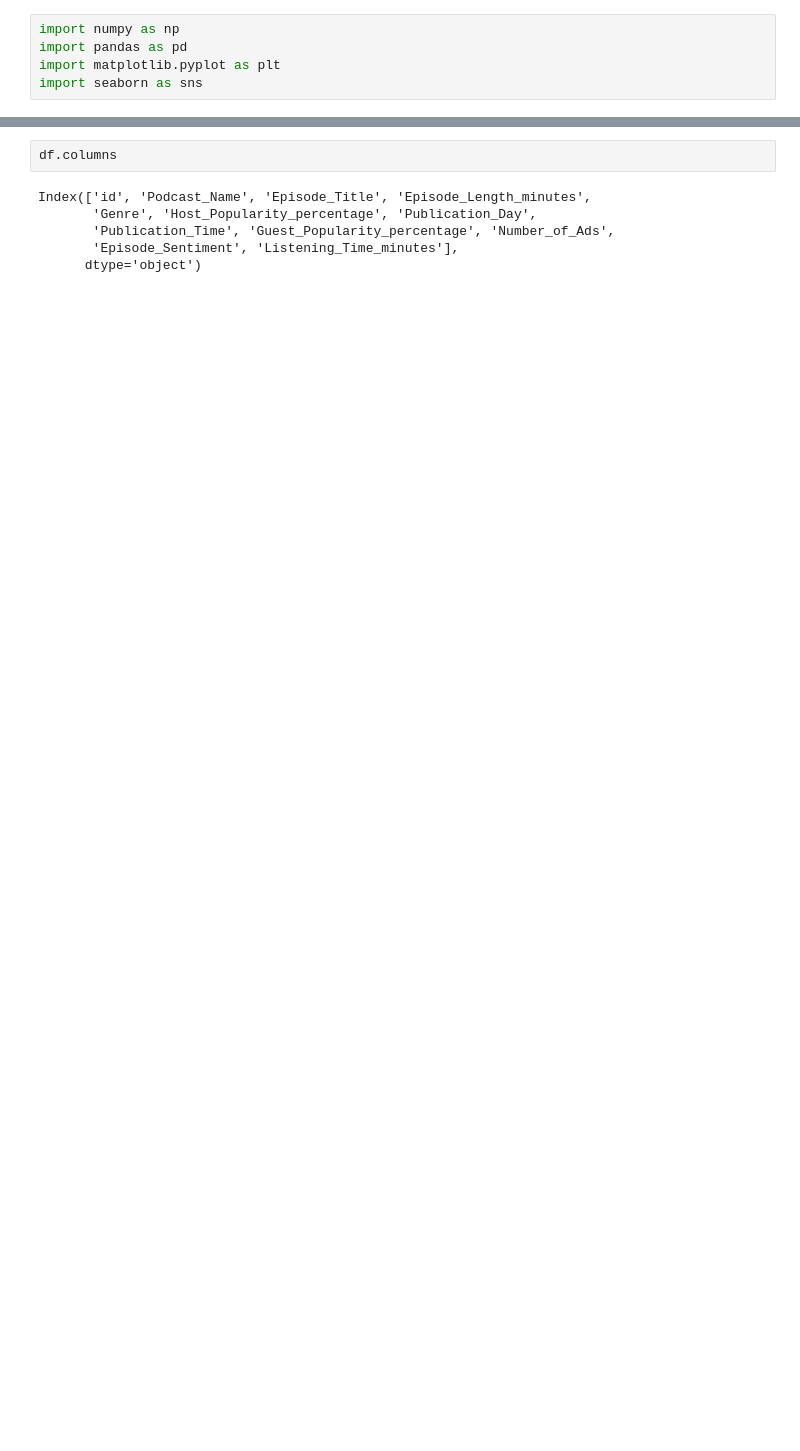
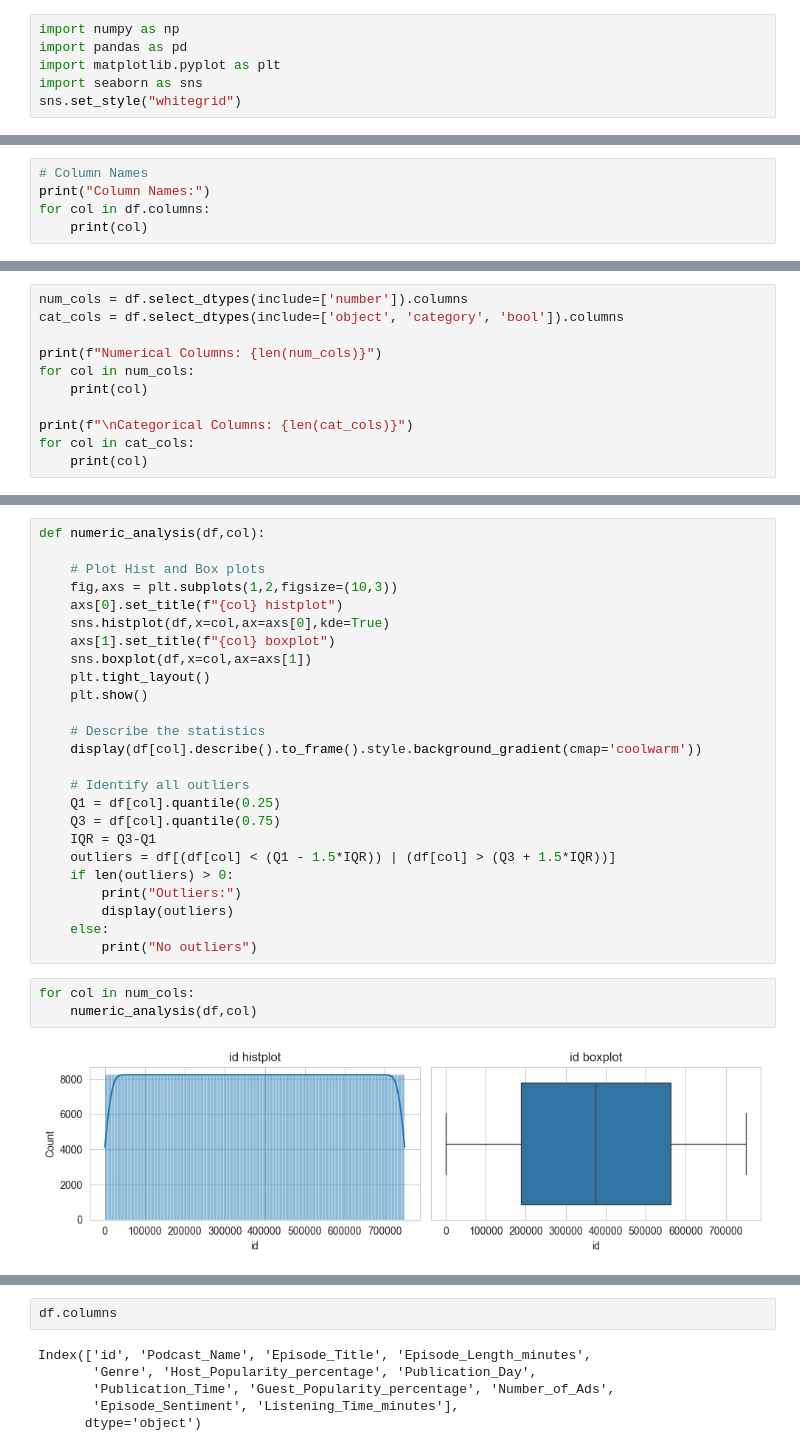
Before and after one commit to jeffc1994/DataScience, a Jupyter notebook: Podcast Listening Time/Podcast Listening Time - EDA.ipynb, the cells around one changed output, grey strips where cells are left out. Cells and saved outputs as stored; diff of their text form; blank space fills up the shorter version.

```diff
--- a/Podcast Listening Time/Podcast Listening Time - EDA.ipynb
+++ b/Podcast Listening Time/Podcast Listening Time - EDA.ipynb
@@ -3,3 +3,4 @@ import numpy as np
 import pandas as pd
 import matplotlib.pyplot as plt
 import seaborn as sns
+sns.set_style("whitegrid")
@@ -14,0 +123,5 @@ df_sample = pd.read_csv('sample_submission.csv')
+# %%
+# Column Names
+print("Column Names:")
+for col in df.columns:
+    print(col)
@@ -14,0 +142,11 @@ df_sample = pd.read_csv('sample_submission.csv')
+# %%
+num_cols = df.select_dtypes(include=['number']).columns
+cat_cols = df.select_dtypes(include=['object', 'category', 'bool']).columns
+
+print(f"Numerical Columns: {len(num_cols)}")
+for col in num_cols:
+    print(col)
+
+print(f"\nCategorical Columns: {len(cat_cols)}")
+for col in cat_cols:
+    print(col)
@@ -14,0 +178,30 @@ df_sample = pd.read_csv('sample_submission.csv')
+# %%
+def numeric_analysis(df,col):
+
+    # Plot Hist and Box plots
+    fig,axs = plt.subplots(1,2,figsize=(10,3))
+    axs[0].set_title(f"{col} histplot")
+    sns.histplot(df,x=col,ax=axs[0],kde=True)
+    axs[1].set_title(f"{col} boxplot")
+    sns.boxplot(df,x=col,ax=axs[1])
+    plt.tight_layout()
+    plt.show()
+
+    # Describe the statistics
+    display(df[col].describe().to_frame().style.background_gradient(cmap='coolwarm'))
+
+    # Identify all outliers
+    Q1 = df[col].quantile(0.25)
+    Q3 = df[col].quantile(0.75)
+    IQR = Q3-Q1
+    outliers = df[(df[col] < (Q1 - 1.5*IQR)) | (df[col] > (Q3 + 1.5*IQR))]
+    if len(outliers) > 0:
+        print("Outliers:")
+        display(outliers)
+    else:
+        print("No outliers")
+# %%
+for col in num_cols:
+    numeric_analysis(df,col)
+# %% [output]
+[figure, added]
```
Also changed, not shown: parts of 81 cells of this notebook, 7 other files.
